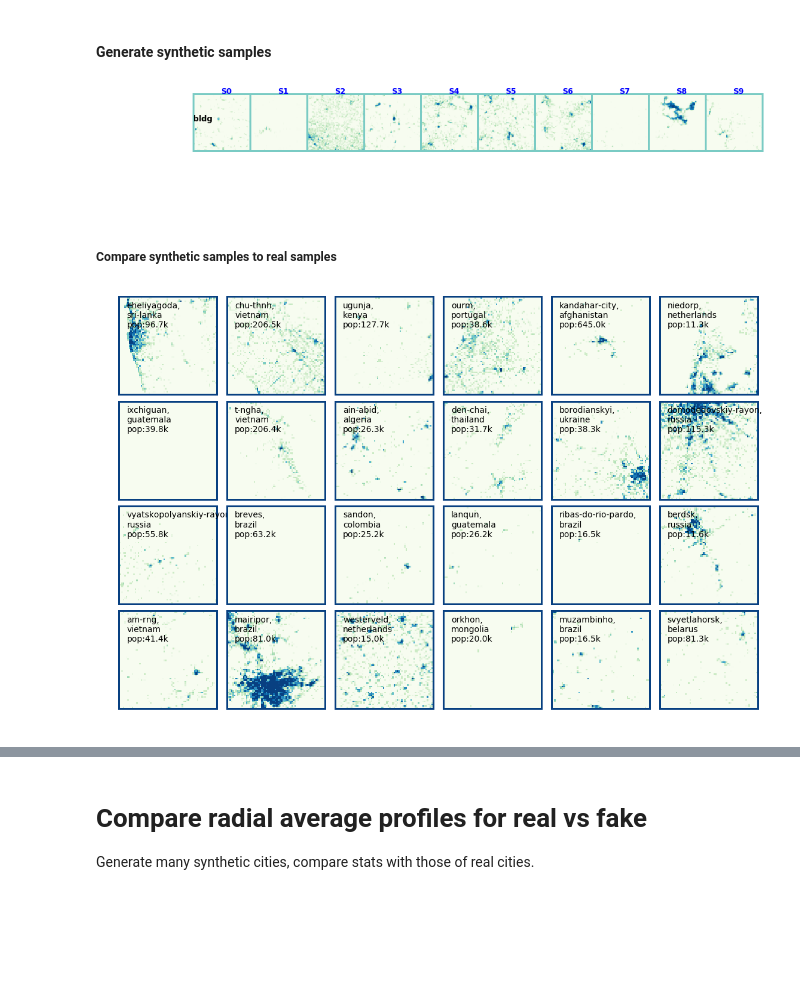
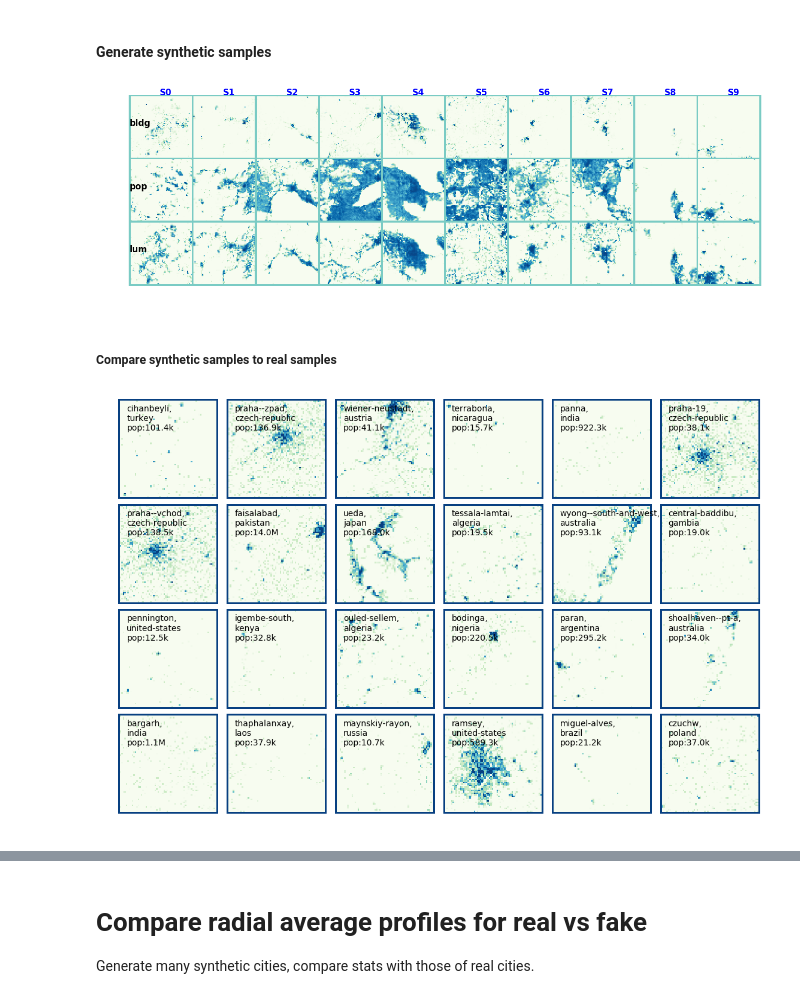
Before and after one commit to adrianalbert/citygan, a Jupyter notebook: experiments/DCGAN generator validation - built areas.ipynb, the cells around one changed output, grey strips where cells are left out. Saved outputs shown, nothing was run; the diff lists cells and outputs as text; code cells hidden in the pictures; blank space fills up the shorter version.

Commit message:
updated figures

```diff
--- a/experiments/DCGAN generator validation - built areas.ipynb
+++ b/experiments/DCGAN generator validation - built areas.ipynb
@@ -44,8 +44,8 @@ dataroot = "/home/data/world-cities/"
 # %% [markdown]
 # Load experiment information
 # %%
-experiment_dir = "/home//workspace/citygan/dcgan-0-res64-ngf128-ndf32-nz100/"
-# experiment_dir = "/home//workspace/citygan/dcgan-012-datafolder-niter100/"
+# experiment_dir = "/home//workspace/citygan/dcgan-0-res64-ngf128-ndf32-nz100/"
+experiment_dir = "/home//workspace/citygan/dcgan-012-datafolder-niter100/"
 # experiment_dir = "/home//workspace/citygan/dcgan-012-res256-ngf128-ndf32-dropoutGD-afterBN/"
 
 with open(experiment_dir + "/params.json") as f:
@@ -57,7 +57,7 @@ with open(experiment_dir + "/params.json") as f:
 files_cptG = glob.glob(experiment_dir + "*G*.pth")
 files_cptG = {int(os.path.basename(f).split(".")[0].split("_")[-1]):f \
               for f in files_cptG}
-netG_ckpt = files_cptG[6]#np.argmax(files_cptG.keys())]
+netG_ckpt = files_cptG[np.argmax(files_cptG.keys())]
 netD_ckpt = netG_ckpt.replace("netG", "netD")
 print netG_ckpt
 print netD_ckpt
@@ -166,7 +166,7 @@ utils.save_image_channels(x_fake.data,
                           sample_names=["S%d"%i for i in range(N)],
                           channel_names=["bldg", "pop", "lum"])
 # %% [output]
-[figure, old version]
+[figure, new version]
 # %% [markdown]
 ##### Compare synthetic samples to real samples
 # %%
@@ -191,27 +191,27 @@ def format_pop(pop):
 # %%
 # plot real samples
 N = 24
 files = np.array(glob.glob(config['dataroot'] + "/*/*.png"))
 files = files[np.random.randint(0, len(files), N)]
-img_list = [resize(imread(f), (width,width)) for f in files]
+img_list = [resize(imread(f)[...,0], (width,width)) for f in files]
 img_arr = np.expand_dims(np.dstack(img_list).transpose((2,0,1)), 1)
-img_arr = img_arr.reshape((N*nc,1,width,width), order='C')
+img_arr = img_arr.reshape((N*1,1,width,width), order='C')
 img_arr.shape
 
 sns.reset_defaults()
 fig, ax = plt.subplots(nrows=4, ncols=N/4, figsize=(14,9),
                        gridspec_kw={"wspace":0.0, "hspace":0.05})
 for img, f, a in zip(img_list, files, ax.flatten()):
     country, province, city, cityclass, pop = os.path.basename(f).split("_")[:-2]
     a.imshow(frame_image(img,1), cmap=cm.GnBu)
     title = "%s,\n%s\npop:%s" % (city, country,format_pop(int(pop)))
     a.annotate(title, xy=(5,20))
     _ = a.axis("off")
 
 fig.savefig('../figures/example_real_cities.pdf',
             format='pdf', dpi=1200, bbox_inches='tight')
 # %% [output]
-[figure, old version]
+[figure, new version]
 # %%
 # plot fake examples
 
```
Also changed, not shown: parts of 22 cells of this notebook, 8 other files.
